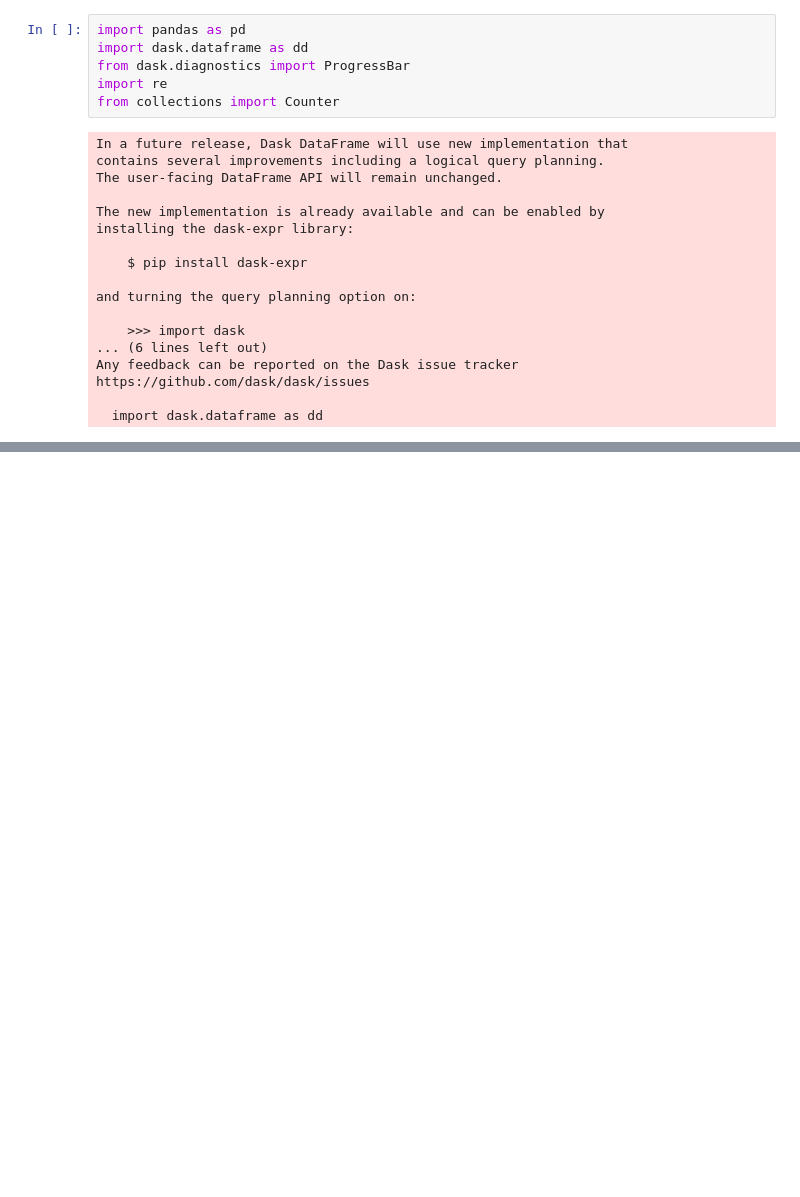
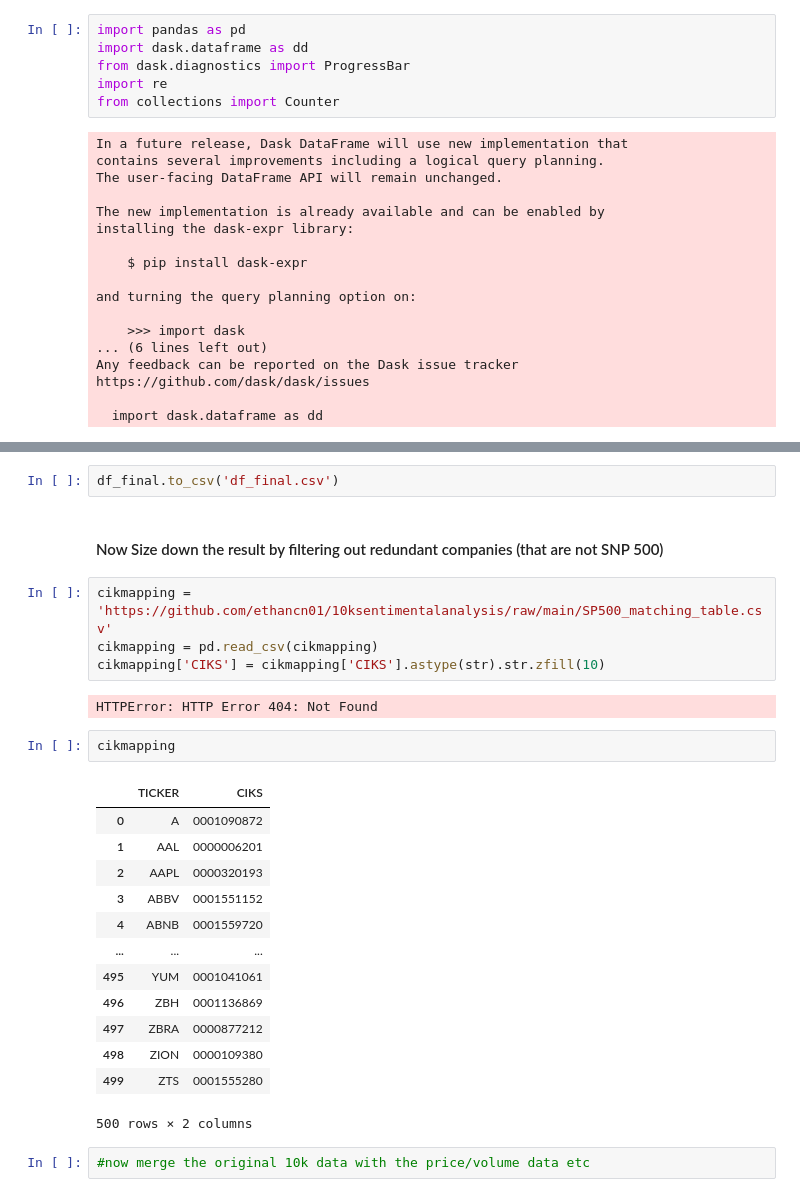
Before and after one commit to wanjeans33/10ksentimentalanalysis, a Jupyter notebook: 10kdata_wrangling.ipynb, the cells around one changed output, grey strips where cells are left out. Cells and saved outputs as stored; diff of their text form; blank space fills up the shorter version.

```diff
--- a/10kdata_wrangling.ipynb
+++ b/10kdata_wrangling.ipynb
@@ -330,3 +467,31 @@ dict.describe()
 | 50% | 43269.000000 | 7.700000e+01 | 3.371643e-09 | 2.812529e-09 | 6.047555e-07 | 4.700000e+01 | 0.000000 | 0.000000 | ... |
 | 75% | 64901.500000 | 2.291000e+03 | 1.003173e-07 | 8.389999e-08 | 5.536453e-06 | 9.930000e+02 | 0.000000 | 0.000000 | ... |
 | max | 86534.000000 | 1.586171e+09 | 6.945457e-02 | 6.984255e-02 | 1.118392e-02 | 1.140097e+06 | 1.000000 | 1.000000 | ... |
+# %%
+df_final.to_csv('df_final.csv')
+# %% [markdown]
+#### Now Size down the result by filtering out redundant companies (that are not SNP 500)
+# %%
+cikmapping = 'https://github.com/ethancn01/10ksentimentalanalysis/raw/main/SP500_matching_table.csv'
+cikmapping = pd.read_csv(cikmapping)
+cikmapping['CIKS'] = cikmapping['CIKS'].astype(str).str.zfill(10)
+# %% [output]
+HTTPError: HTTP Error 404: Not Found
+# %%
+cikmapping
+# %% [output]
+|  | TICKER | CIKS |
+| 0 | A | 0001090872 |
+| 1 | AAL | 0000006201 |
+| 2 | AAPL | 0000320193 |
+| 3 | ABBV | 0001551152 |
+| 4 | ABNB | 0001559720 |
+| ... | ... | ... |
+| 495 | YUM | 0001041061 |
+| 496 | ZBH | 0001136869 |
+| 497 | ZBRA | 0000877212 |
+| 498 | ZION | 0000109380 |
+| 499 | ZTS | 0001555280 |
+500 rows × 2 columns
+# %%
+#now merge the original 10k data with the price/volume data etc
```
Also changed, not shown: parts of 10 cells of this notebook.
